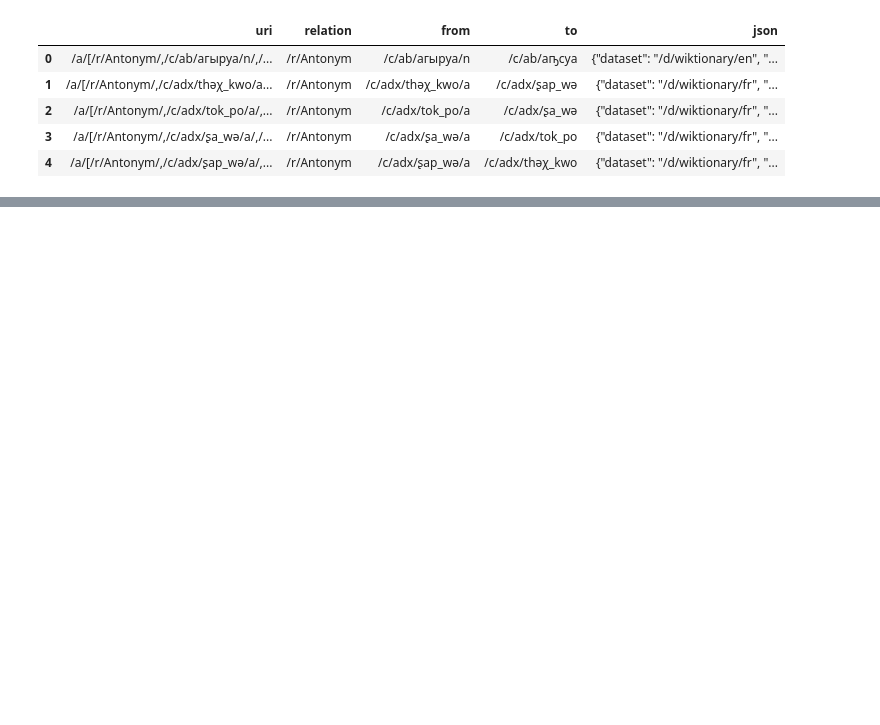
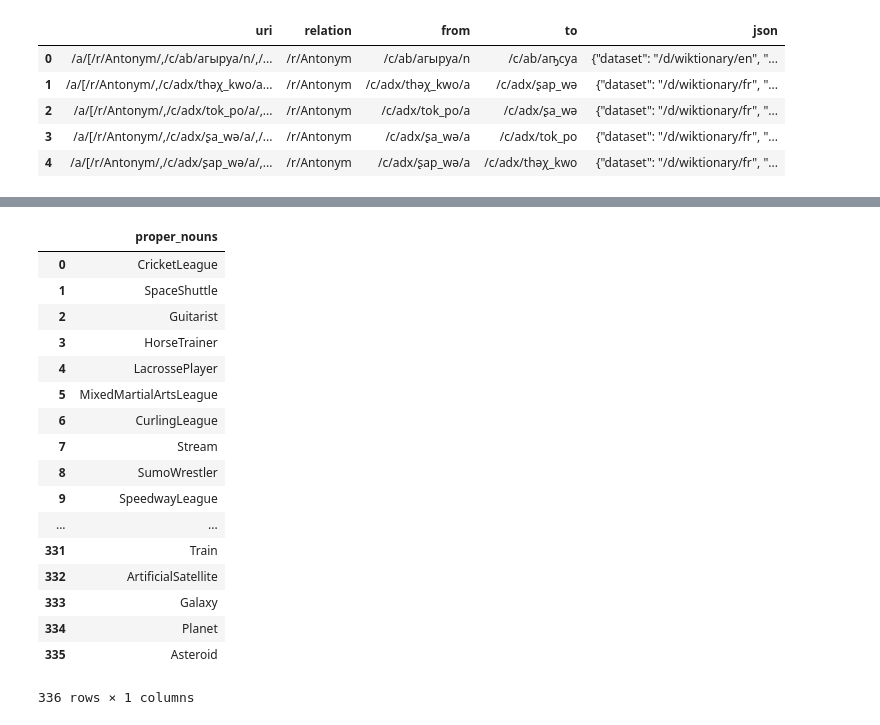
Before and after one commit to afcarl/codenames_blog, a Jupyter notebook: Codenames 2 - Master Dictionary.ipynb, the cells around one changed output, grey strips where cells are left out. Cells and saved outputs as stored; diff of their text form; code cells hidden in the pictures; blank space fills up the shorter version.

```diff
--- a/Codenames 2 - Master Dictionary.ipynb
+++ b/Codenames 2 - Master Dictionary.ipynb
@@ -84,0 +140,22 @@ json.dump(dic, open('dictionary/words.json', 'w'))
+# %%
+proper_noun_types = pd.read_csv('dictionary/proper_noun_types.csv')
+proper_noun_types
+# %% [output]
+|  | proper_nouns |
+| 0 | CricketLeague |
+| 1 | SpaceShuttle |
+| 2 | Guitarist |
+| 3 | HorseTrainer |
+| 4 | LacrossePlayer |
+| 5 | MixedMartialArtsLeague |
+| 6 | CurlingLeague |
+| 7 | Stream |
+| 8 | SumoWrestler |
+| 9 | SpeedwayLeague |
+| ... | ... |
+| 331 | Train |
+| 332 | ArtificialSatellite |
+| 333 | Galaxy |
+| 334 | Planet |
+| 335 | Asteroid |
+336 rows × 1 columns
```
Also changed, not shown: parts of 16 cells of this notebook, 1 other file.
